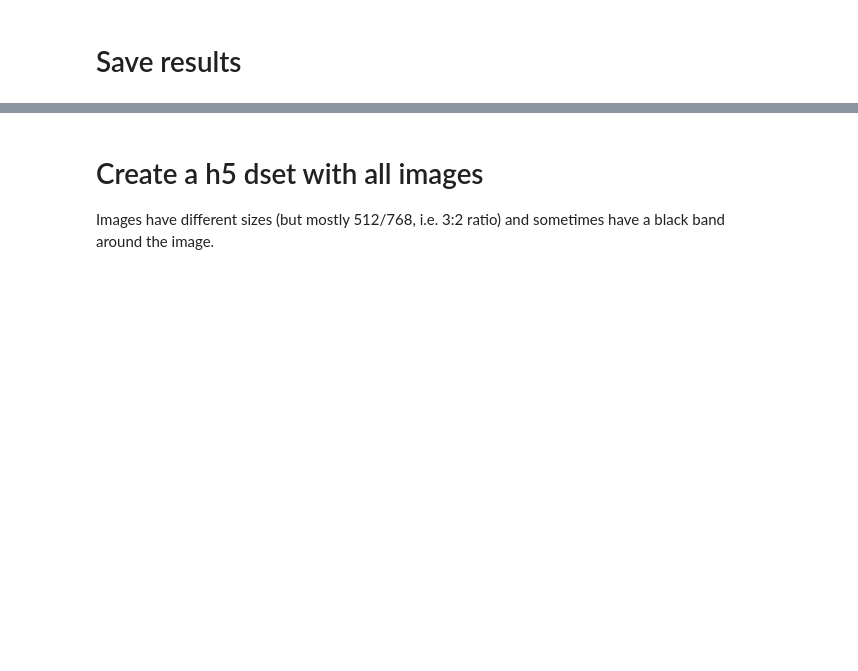
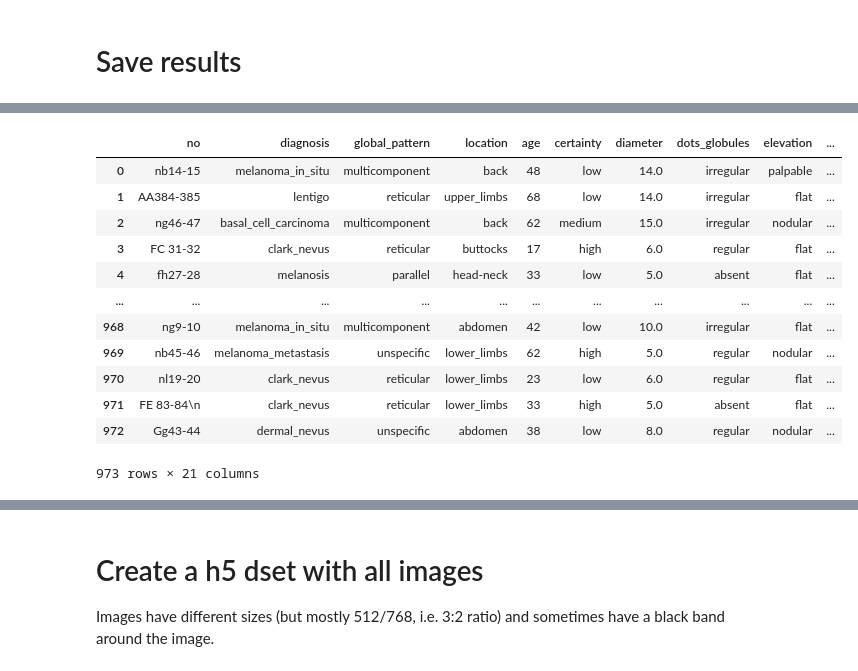
Before and after one commit to ecobost/dermosxai, a Jupyter notebook: notebooks/process_IAD.ipynb, the cells around one changed output, grey strips where cells are left out. Cells and saved outputs as stored; diff of their text form; code cells hidden in the pictures; blank space fills up the shorter version.

```diff
--- a/notebooks/process_IAD.ipynb
+++ b/notebooks/process_IAD.ipynb
@@ -171,4 +223,14 @@ for col in columns:
 To make sure they are not ordered in any particular way and ease train/val/test splitting later.
-# %%
-df = df.sample(frac=1, random_state=1234).reset_index(drop=True)
+# %%
+# Shuffle lesions
+lesions = lesions.sample(frac=1, random_state=1234).reset_index(drop=True)
+
+# Group images so all the images from a lesion are consecutive and the selected lesion appears first in each group
+lesions['order'] = range(len(lesions)) # add auxiliary variable to sort the images
+images = pd.merge(images, lesions[['no', 'order']], on='no')
+images = images.sort_values(['order', 'selected'], ascending=[True, False], ignore_index=True)
+
+# drop auxiliary variable
+lesions = lesions.drop('order', axis='columns')
+images = images.drop('order', axis='columns')
 # %% [markdown]
@@ -176,9 +238,6 @@ df = df.sample(frac=1, random_state=1234).reset_index(drop=True)
-# %%
-df['patient_id'] = range(len(df))
-
-# Add it to filenames too
-filenames = pd.merge(filenames, df[['no', 'patient_id']], on='no')
-filenames = filenames.sort_values(['patient_id', 'image_id'], ignore_index=True)
+# %%
+lesions['lesion_id'] = range(len(df))
+images = pd.merge(images, lesions[['no', 'lesion_id']], on='no') # add lesion id from the lesions df
 # %% [markdown]
 # Save results
 # %%
@@ -202,0 +246,16 @@ df
+# %%
+lesions
+# %% [output]
+|  | no | diagnosis | global_pattern | location | age | certainty | diameter | dots_globules | elevation | ... |
+| 0 | nb14-15 | melanoma_in_situ | multicomponent | back | 48 | low | 14.0 | irregular | palpable | ... |
+| 1 | AA384-385 | lentigo | reticular | upper_limbs | 68 | low | 14.0 | irregular | flat | ... |
+| 2 | ng46-47 | basal_cell_carcinoma | multicomponent | back | 62 | medium | 15.0 | irregular | nodular | ... |
+| 3 | FC 31-32 | clark_nevus | reticular | buttocks | 17 | high | 6.0 | regular | flat | ... |
+| 4 | fh27-28 | melanosis | parallel | head-neck | 33 | low | 5.0 | absent | flat | ... |
+| ... | ... | ... | ... | ... | ... | ... | ... | ... | ... | ... |
+| 968 | ng9-10 | melanoma_in_situ | multicomponent | abdomen | 42 | low | 10.0 | irregular | flat | ... |
+| 969 | nb45-46 | melanoma_metastasis | unspecific | lower_limbs | 62 | high | 5.0 | regular | nodular | ... |
+| 970 | nl19-20 | clark_nevus | reticular | lower_limbs | 23 | low | 6.0 | regular | flat | ... |
+| 971 | FE 83-84\n | clark_nevus | reticular | lower_limbs | 33 | high | 5.0 | absent | flat | ... |
+| 972 | Gg43-44 | dermal_nevus | unspecific | abdomen | 38 | low | 8.0 | regular | nodular | ... |
+973 rows × 21 columns
```
Also changed, not shown: parts of 31 cells of this notebook, 1 other file.
